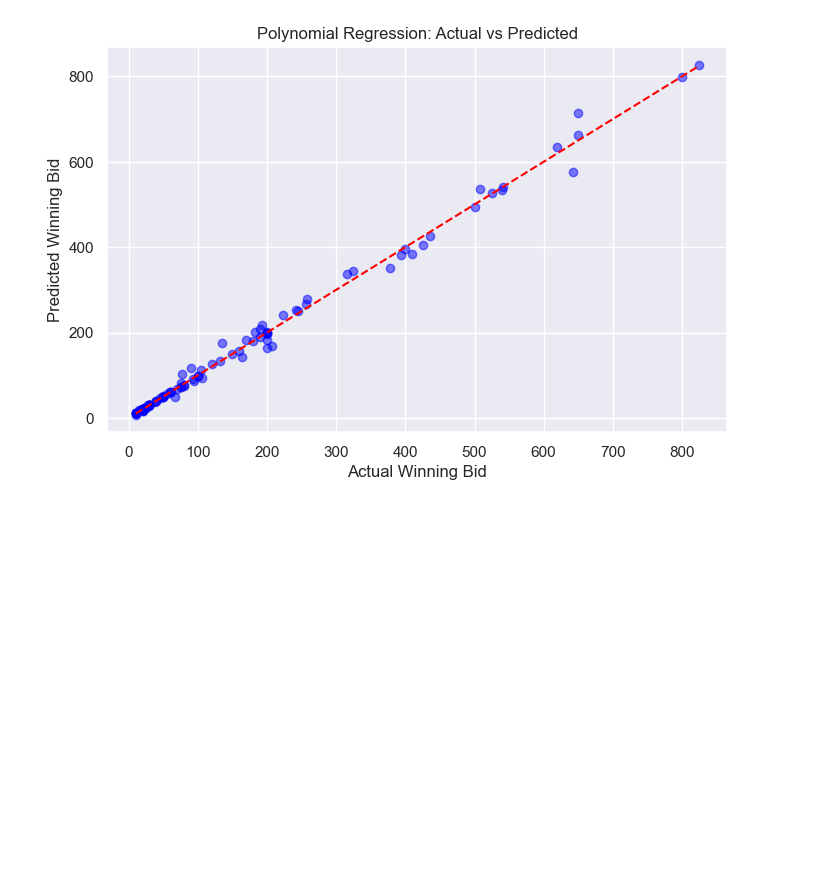
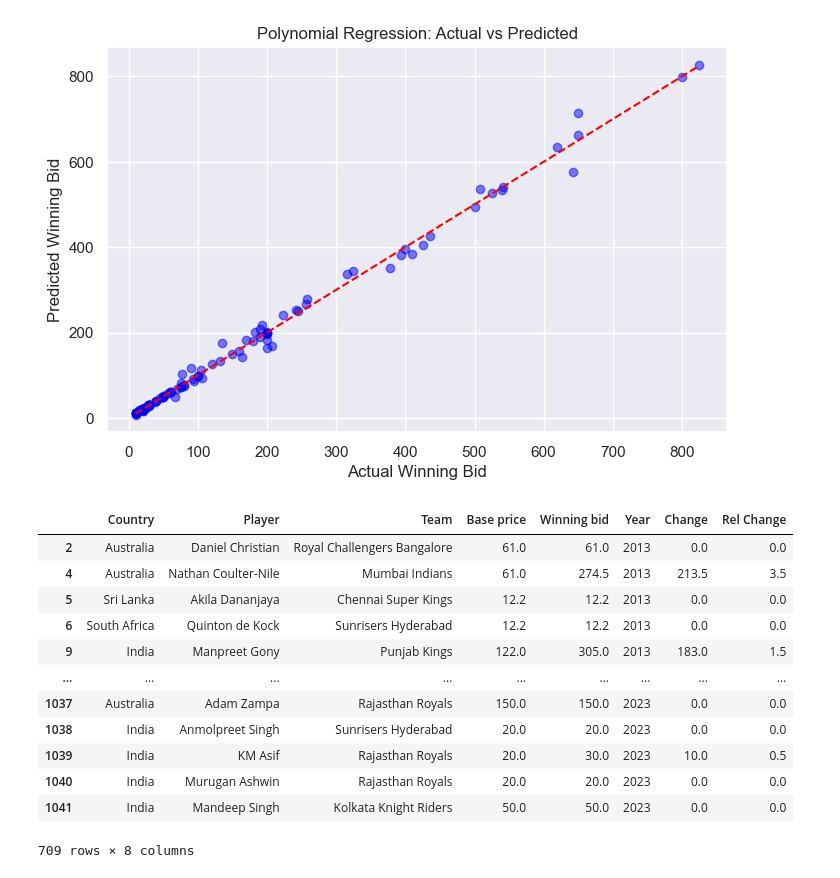
Before and after one commit to arhamaneeq/CFA_Analytics_Induction, a Jupyter notebook: prelim.ipynb, the cells around one changed output. Saved outputs shown, nothing was run; the diff lists cells and outputs as text; code cells hidden in the pictures; blank space fills up the shorter version.

```diff
--- a/prelim.ipynb
+++ b/prelim.ipynb
@@ -1047,3 +1047,20 @@ plt.show()
 🔹 Polynomial R² Score: 0.9945
 🔹 Polynomial RMSE: 13.78
 [figure]
+# %%
+multitrade_df = (lambda _df: df[df['Player'].isin(_df[_df > 1].index)])(df['Player'].value_counts())
+multitrade_df
+# %% [output]
+|  | Country | Player | Team | Base price | Winning bid | Year | Change | Rel Change |
+| 2 | Australia | Daniel Christian | Royal Challengers Bangalore | 61.0 | 61.0 | 2013 | 0.0 | 0.0 |
+| 4 | Australia | Nathan Coulter-Nile | Mumbai Indians | 61.0 | 274.5 | 2013 | 213.5 | 3.5 |
+| 5 | Sri Lanka | Akila Dananjaya | Chennai Super Kings | 12.2 | 12.2 | 2013 | 0.0 | 0.0 |
+| 6 | South Africa | Quinton de Kock | Sunrisers Hyderabad | 12.2 | 12.2 | 2013 | 0.0 | 0.0 |
+| 9 | India | Manpreet Gony | Punjab Kings | 122.0 | 305.0 | 2013 | 183.0 | 1.5 |
+| ... | ... | ... | ... | ... | ... | ... | ... | ... |
+| 1037 | Australia | Adam Zampa | Rajasthan Royals | 150.0 | 150.0 | 2023 | 0.0 | 0.0 |
+| 1038 | India | Anmolpreet Singh | Sunrisers Hyderabad | 20.0 | 20.0 | 2023 | 0.0 | 0.0 |
+| 1039 | India | KM Asif | Rajasthan Royals | 20.0 | 30.0 | 2023 | 10.0 | 0.5 |
+| 1040 | India | Murugan Ashwin | Rajasthan Royals | 20.0 | 20.0 | 2023 | 0.0 | 0.0 |
+| 1041 | India | Mandeep Singh | Kolkata Knight Riders | 50.0 | 50.0 | 2023 | 0.0 | 0.0 |
+709 rows × 8 columns
```
Also changed, not shown: parts of 8 cells of this notebook, 1 other file.
